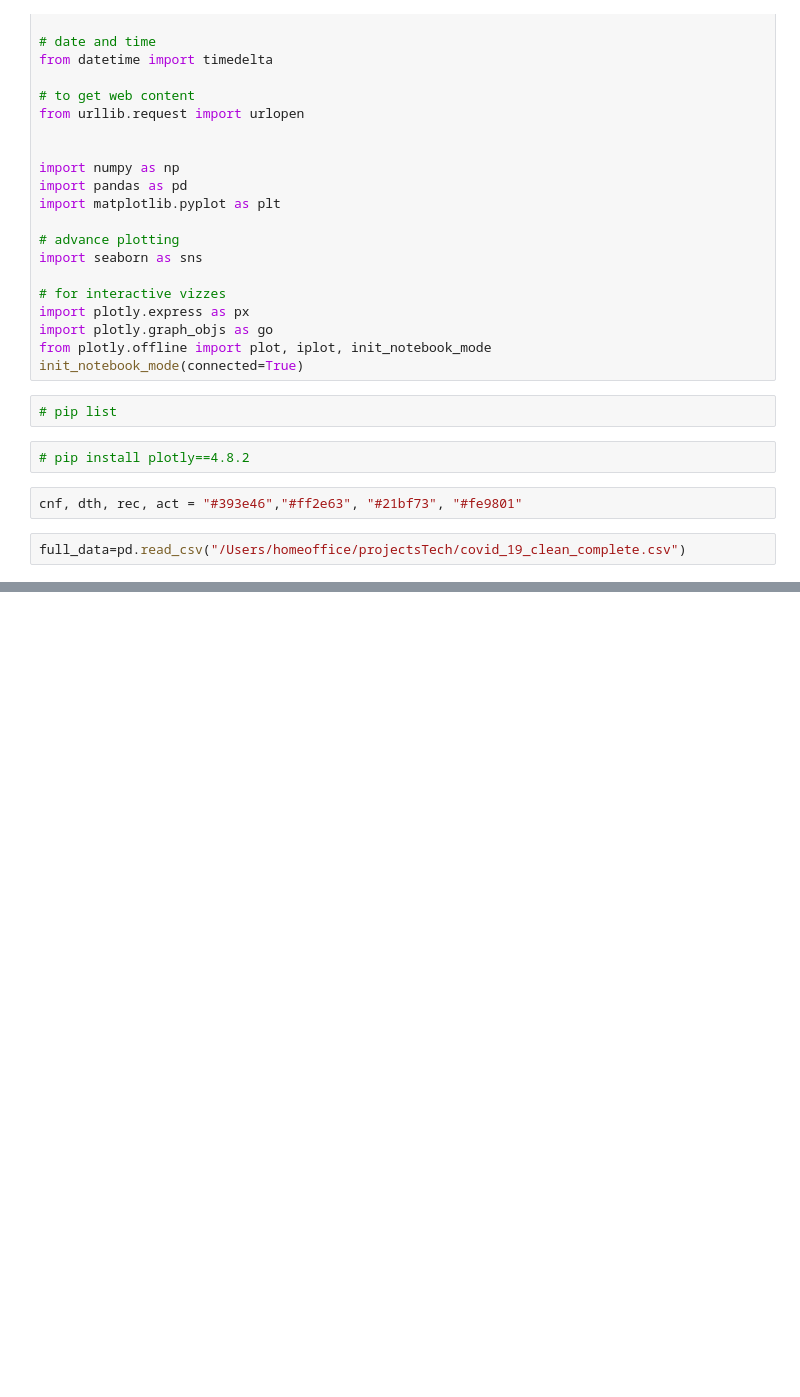
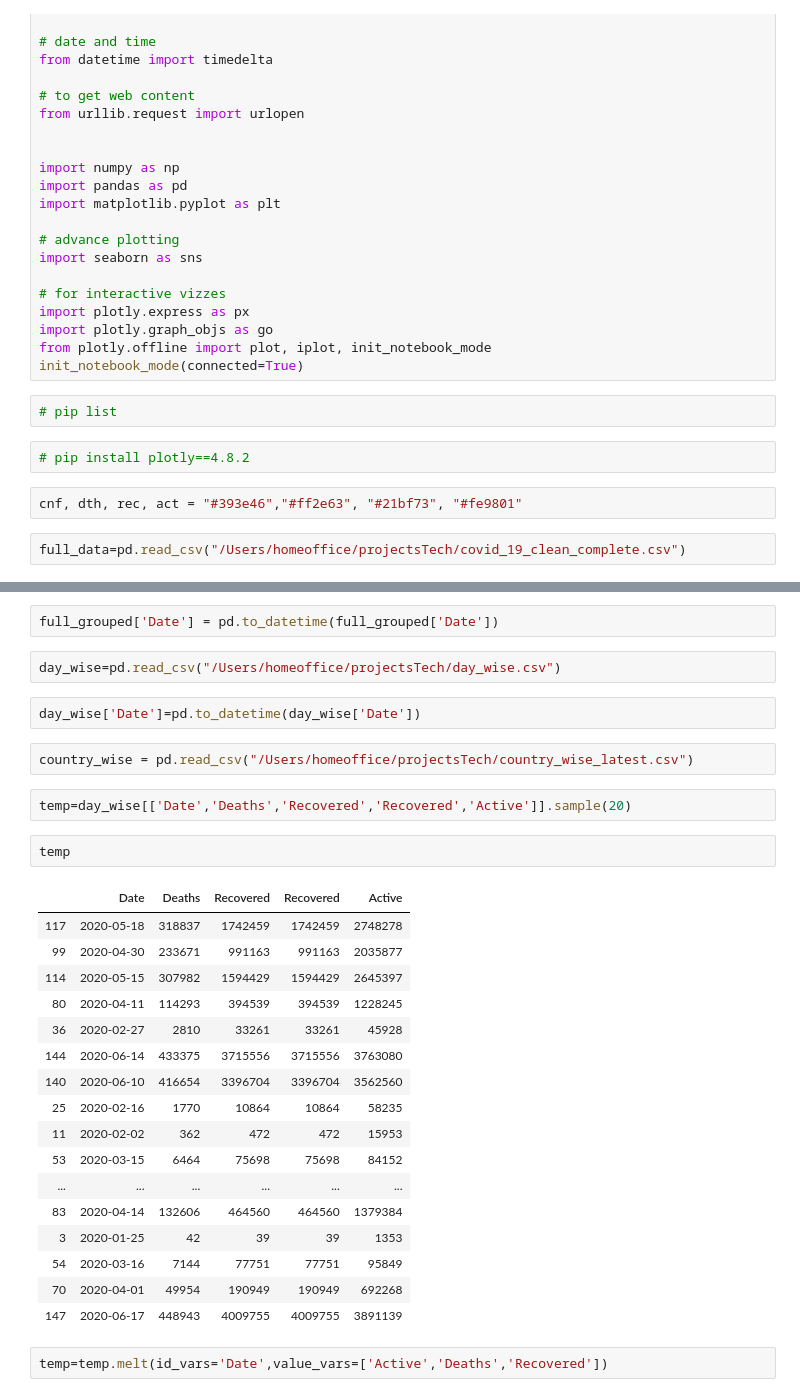
Before and after one commit to akhoso/COVID19, a Jupyter notebook: covid.ipynb, the cells around one changed output, grey strips where cells are left out. Drawn from its saved outputs; the diff is of its cells as text; blank space fills up the shorter version.

```diff
--- a/covid.ipynb
+++ b/covid.ipynb
@@ -50,0 +53,32 @@ full_data.sample(10)
+# %%
+full_grouped['Date'] = pd.to_datetime(full_grouped['Date'])
+# %%
+day_wise=pd.read_csv("/Users/homeoffice/projectsTech/day_wise.csv")
+# %%
+day_wise['Date']=pd.to_datetime(day_wise['Date'])
+# %%
+country_wise = pd.read_csv("/Users/homeoffice/projectsTech/country_wise_latest.csv")
+# %%
+temp=day_wise[['Date','Deaths','Recovered','Recovered','Active']].sample(20)
+# %%
+temp
+# %% [output]
+|  | Date | Deaths | Recovered | Recovered | Active |
+| 117 | 2020-05-18 | 318837 | 1742459 | 1742459 | 2748278 |
+| 99 | 2020-04-30 | 233671 | 991163 | 991163 | 2035877 |
+| 114 | 2020-05-15 | 307982 | 1594429 | 1594429 | 2645397 |
+| 80 | 2020-04-11 | 114293 | 394539 | 394539 | 1228245 |
+| 36 | 2020-02-27 | 2810 | 33261 | 33261 | 45928 |
+| 144 | 2020-06-14 | 433375 | 3715556 | 3715556 | 3763080 |
+| 140 | 2020-06-10 | 416654 | 3396704 | 3396704 | 3562560 |
+| 25 | 2020-02-16 | 1770 | 10864 | 10864 | 58235 |
+| 11 | 2020-02-02 | 362 | 472 | 472 | 15953 |
+| 53 | 2020-03-15 | 6464 | 75698 | 75698 | 84152 |
+| ... | ... | ... | ... | ... | ... |
+| 83 | 2020-04-14 | 132606 | 464560 | 464560 | 1379384 |
+| 3 | 2020-01-25 | 42 | 39 | 39 | 1353 |
+| 54 | 2020-03-16 | 7144 | 77751 | 77751 | 95849 |
+| 70 | 2020-04-01 | 49954 | 190949 | 190949 | 692268 |
+| 147 | 2020-06-17 | 448943 | 4009755 | 4009755 | 3891139 |
+# %%
+temp=temp.melt(id_vars='Date',value_vars=['Active','Deaths','Recovered'])
```
Also changed, not shown: parts of 11 cells of this notebook.
